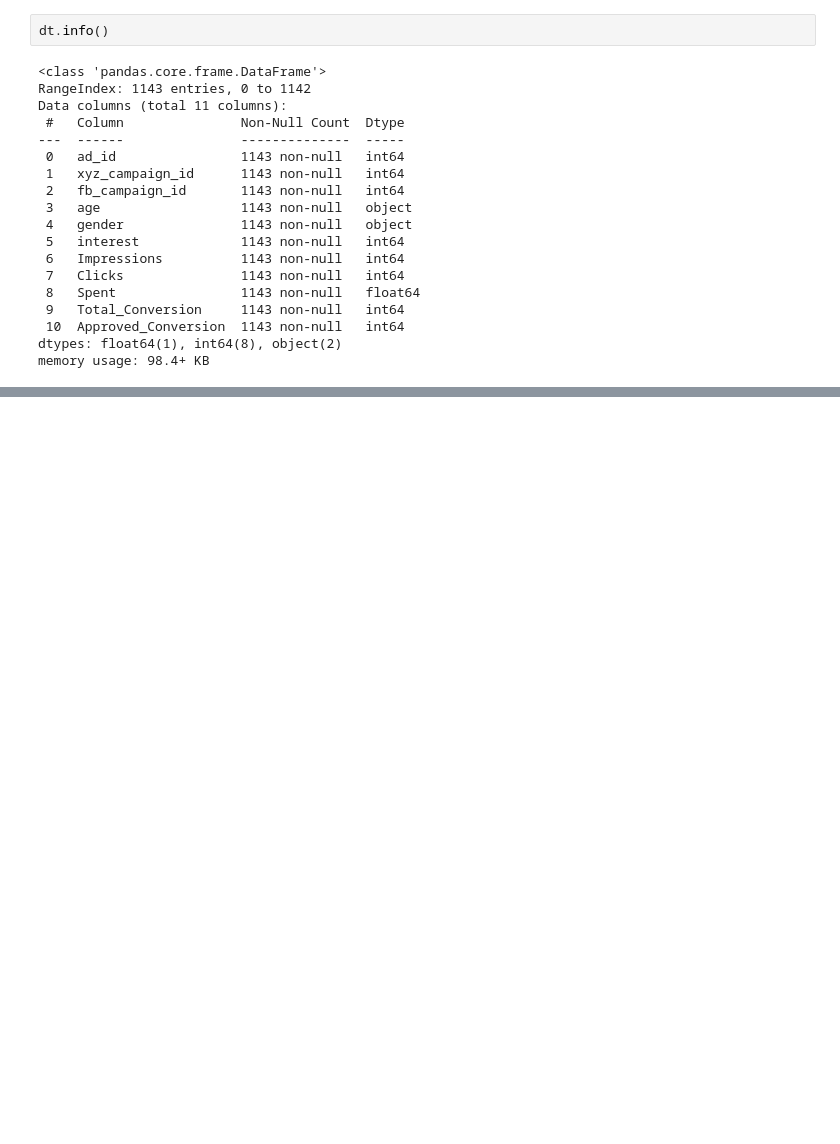
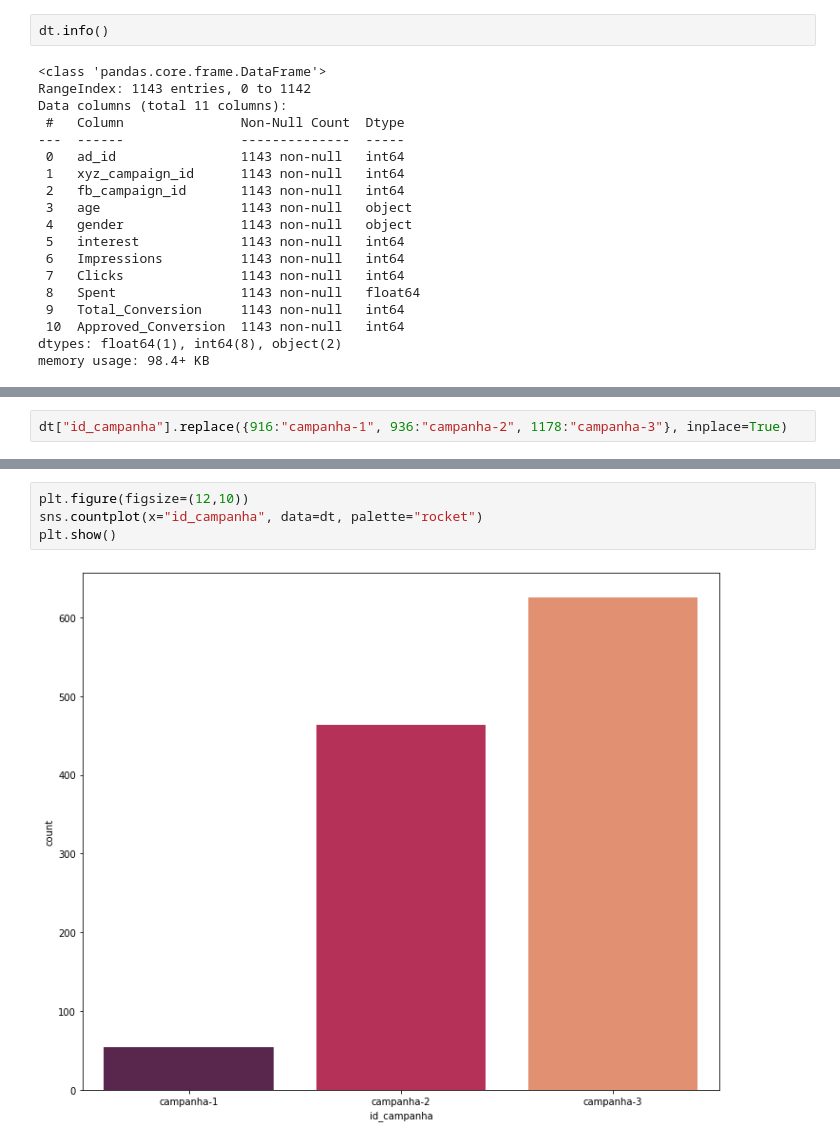
Before and after one commit to eu-larissasouza/InteligenciaArtificial_EBAC, a Jupyter notebook: Inteligência_Artificial_Projeto.ipynb, the cells around one changed output, grey strips where cells are left out. Saved outputs shown, nothing was run; the diff lists cells and outputs as text; blank space fills up the shorter version.

```diff
--- a/Inteligência_Artificial_Projeto.ipynb
+++ b/Inteligência_Artificial_Projeto.ipynb
@@ -134,0 +272,2 @@ memory usage: 98.4+ KB
+# %%
+dt["id_campanha"].replace({916:"campanha-1", 936:"campanha-2", 1178:"campanha-3"}, inplace=True)
@@ -134,0 +292,6 @@ memory usage: 98.4+ KB
+# %%
+plt.figure(figsize=(12,10))
+sns.countplot(x="id_campanha", data=dt, palette="rocket")
+plt.show()
+# %% [output]
+[figure, added]
```
Also changed, not shown: parts of 75 cells of this notebook.
